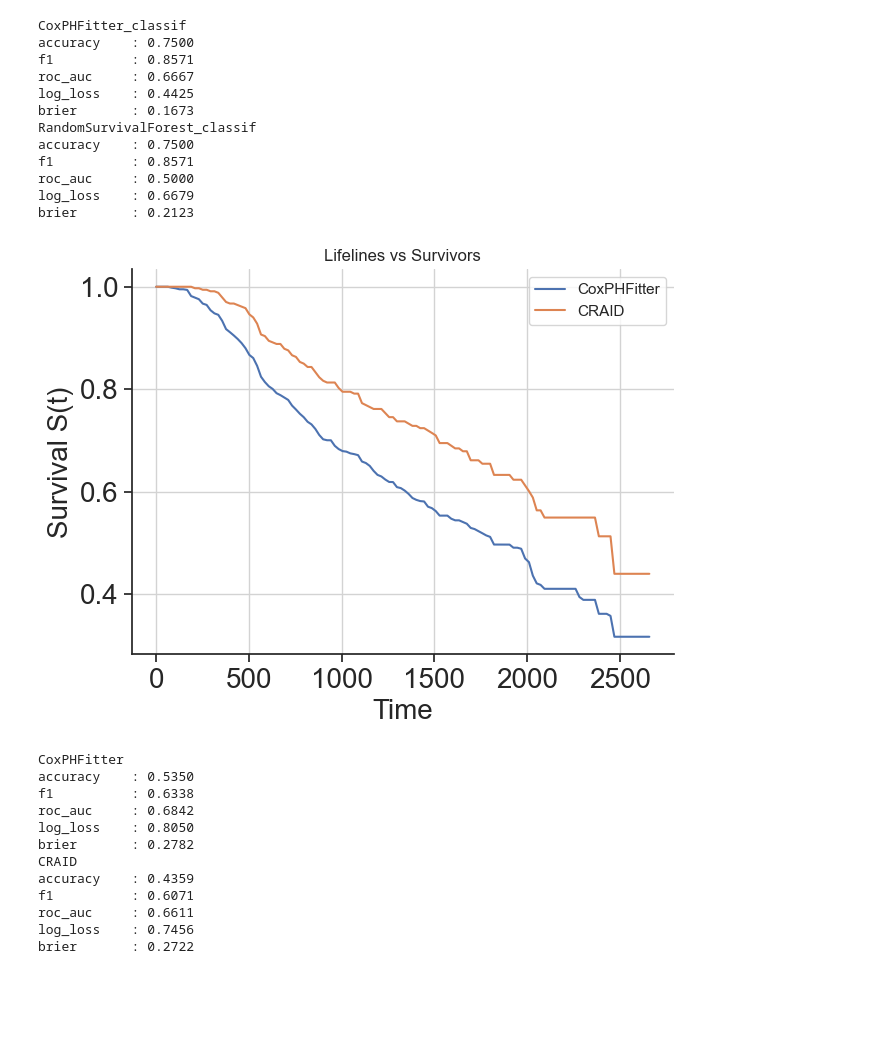
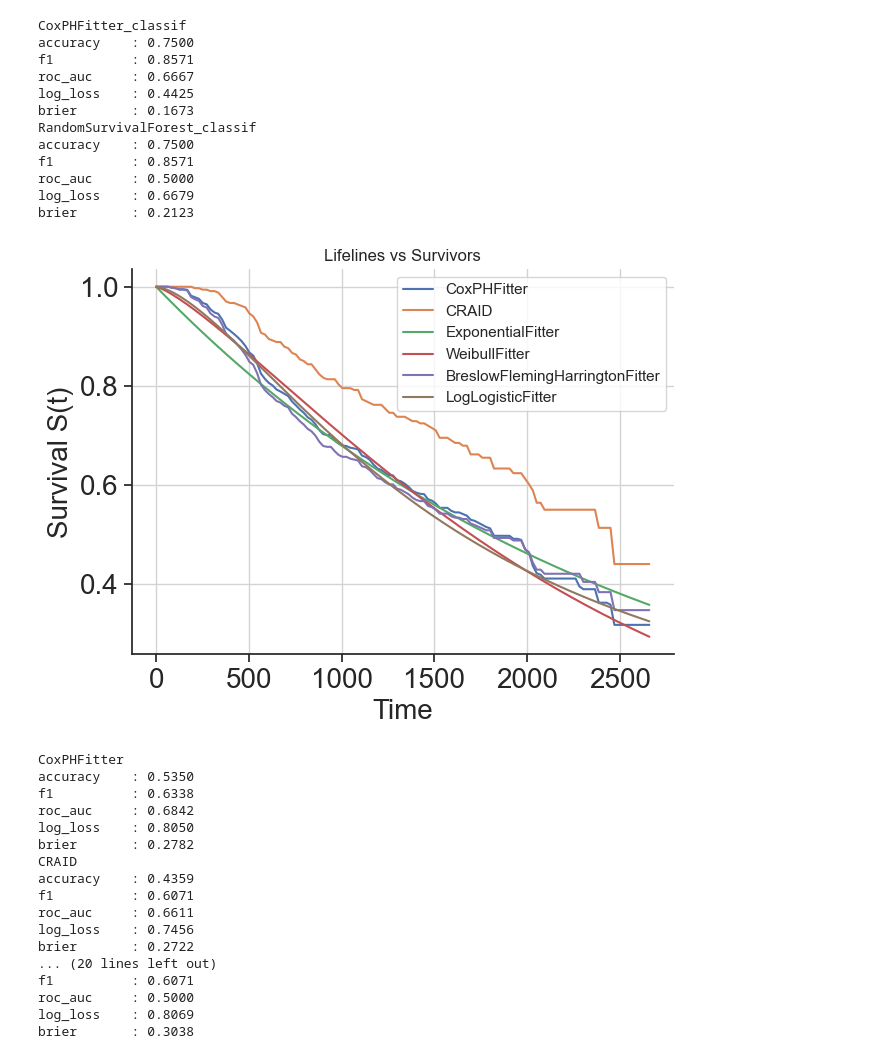
Before and after one commit to DimonZhi/SAWrap, a Jupyter notebook: wrap.ipynb, the cells around one changed output. Cells and saved outputs as stored; diff of their text form; code cells hidden in the pictures; blank space fills up the shorter version.

Commit message:
fix lifelines SAWrapSA upd 22.11

```diff
--- a/wrap.ipynb
+++ b/wrap.ipynb
@@ -344,21 +377,25 @@ roc_auc     : 0.5000
 log_loss    : 0.6679
 brier       : 0.2123
 # %%
-from lifelines import CoxPHFitter
+from lifelines import CoxPHFitter, ExponentialFitter, WeibullFitter, BreslowFlemingHarringtonFitter, LogLogisticFitter, SplineFitter
 import survivors.datasets as ds
 from survivors.tree import CRAID
 
 X, y, features, categ, sch_nan = ds.load_gbsg_dataset()
 
 cr = CRAID(criterion='wilcoxon', depth=2, min_samples_leaf=0.1,
            signif=0.05, categ=categ, leaf_model="base")
 
 m_sa1 = SAWrapSA(CoxPHFitter()).fit(X, y)
 m_sa2 = SAWrapSA(cr).fit(X, y)
+m_sa3 = SAWrapSA(ExponentialFitter()).fit(X, y)
+m_sa4 = SAWrapSA(WeibullFitter()).fit(X, y)
+m_sa5 = SAWrapSA(BreslowFlemingHarringtonFitter()).fit(X, y)
+m_sa6 = SAWrapSA(LogLogisticFitter()).fit(X, y)
 
-plot_many([m_sa1, m_sa2], X, sample=0, title="Lifelines vs Survivors")
+plot_many([m_sa1, m_sa2, m_sa3, m_sa4, m_sa5, m_sa6], X, sample=0, title="Lifelines vs Survivors")
 # %% [output]
-[figure, old version]
+[figure, new version]
 # %%
 event = y["cens"]
 y_event = event.astype(int)
@@ -366,6 +403,14 @@ metrics = eval_classification_model(m_sa1, X, y_event)
 print_metrics(metrics, "CoxPHFitter")
 metrics = eval_classification_model(m_sa2, X, y_event)
 print_metrics(metrics, "CRAID")
+metrics = eval_classification_model(m_sa3, X, y_event)
+print_metrics(metrics, "ExponentialFitter")
+metrics = eval_classification_model(m_sa4, X, y_event)
+print_metrics(metrics, "WeibullFitter")
+metrics = eval_classification_model(m_sa5, X, y_event)
+print_metrics(metrics, "BreslowFlemingHarringtonFitter")
+metrics = eval_classification_model(m_sa6, X, y_event)
+print_metrics(metrics, "LogLogisticFitter")
 # %% [output]
 CoxPHFitter
 accuracy    : 0.5350
@@ -379,6 +424,11 @@ f1          : 0.6071
 roc_auc     : 0.6611
 log_loss    : 0.7456
 brier       : 0.2722
+... (20 lines left out)
+f1          : 0.6071
+roc_auc     : 0.5000
+log_loss    : 0.8069
+brier       : 0.3038
 # %%
 from metrics_sa import eval_survival_model, print_metrics
 from sklearn.model_selection import train_test_split
```
Also changed, not shown: parts of 5 cells of this notebook.
